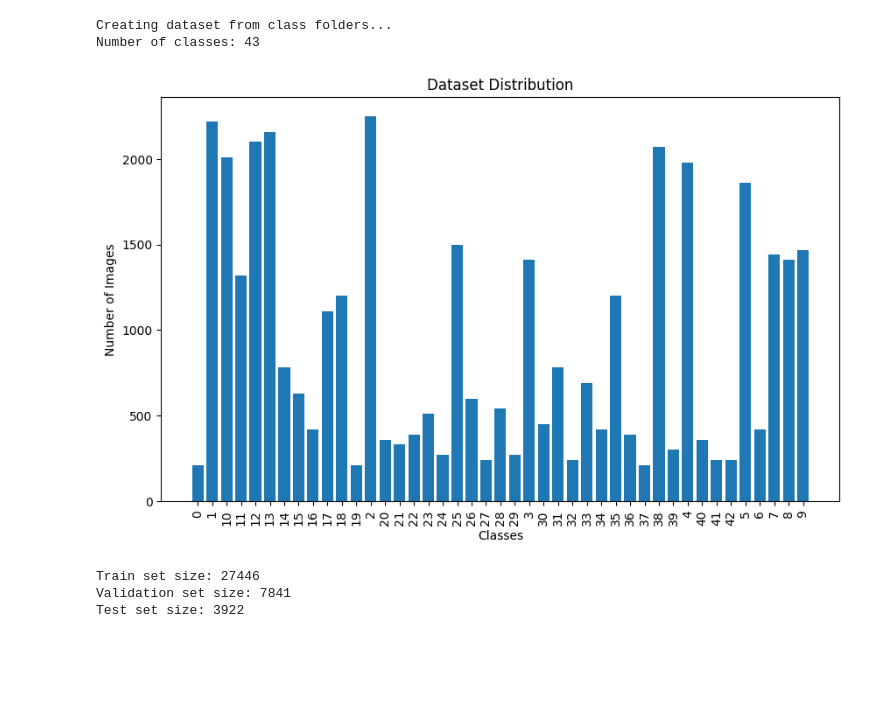
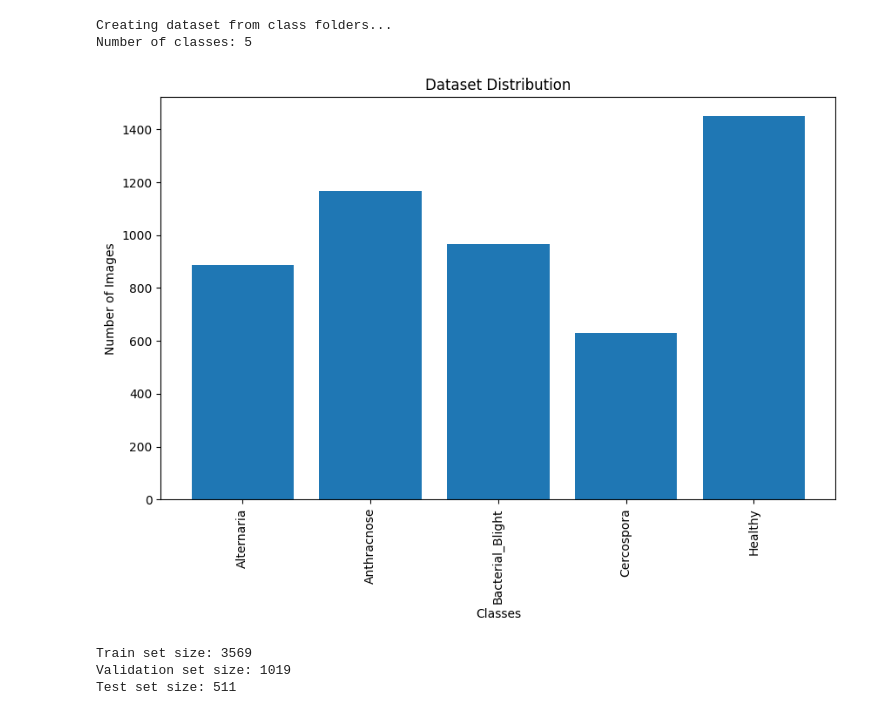
Before and after one commit to nb0309/pomegranate-disease-detection, a Jupyter notebook: t.ipynb, the cells around one changed output. Cells and saved outputs as stored; diff of their text form; code cells hidden in the pictures; blank space fills up the shorter version.

```diff
--- a/t.ipynb
+++ b/t.ipynb
@@ -23,7 +37,7 @@ transform = transforms.Compose([
 ])
 
 # Specify the path to the folder containing the class folders
-data_dir = 'archive/Train'
+data_dir = 'dataset'
 
 # Create the dataset from the class folders
 print("Creating dataset from class folders...")
@@ -42,36 +56,36 @@ for data, target in dataset:
 # Create a bar plot to visualize the distribution
 class_names = dataset.classes
 fig, ax = plt.subplots(figsize=(10, 6))
 x = np.arange(num_classes)
 ax.bar(x, class_counts)
 ax.set_xticks(x)
 ax.set_xticklabels(class_names, rotation=90)
 ax.set_xlabel('Classes')
 ax.set_ylabel('Number of Images')
 ax.set_title('Dataset Distribution')
 plt.show()
 
 # Split the dataset into train, validation, and test sets
 train_ratio = 0.7
 val_ratio = 0.2
 test_ratio = 0.1
 train_size = int(train_ratio * len(dataset))
 val_size = int(val_ratio * len(dataset))
 test_size = len(dataset) - train_size - val_size
 train_set, val_set, test_set = random_split(dataset, [train_size, val_size, test_size])
 print(f"Train set size: {len(train_set)}")
 print(f"Validation set size: {len(val_set)}")
 print(f"Test set size: {len(test_set)}")
 
 # Create data loaders for train, validation, and test sets
 train_loader = DataLoader(train_set, batch_size=32, shuffle=True)
 val_loader = DataLoader(val_set, batch_size=32, shuffle=False)
 test_loader = DataLoader(test_set, batch_size=32, shuffle=False)
 # %% [output]
 Creating dataset from class folders...
-Number of classes: 43
+Number of classes: 5
-[figure, old version]
+[figure, new version]
-Train set size: 27446
-Validation set size: 7841
-Test set size: 3922
+Train set size: 3569
+Validation set size: 1019
+Test set size: 511
 # %%
```
Also changed, not shown: parts of 9 cells of this notebook.
